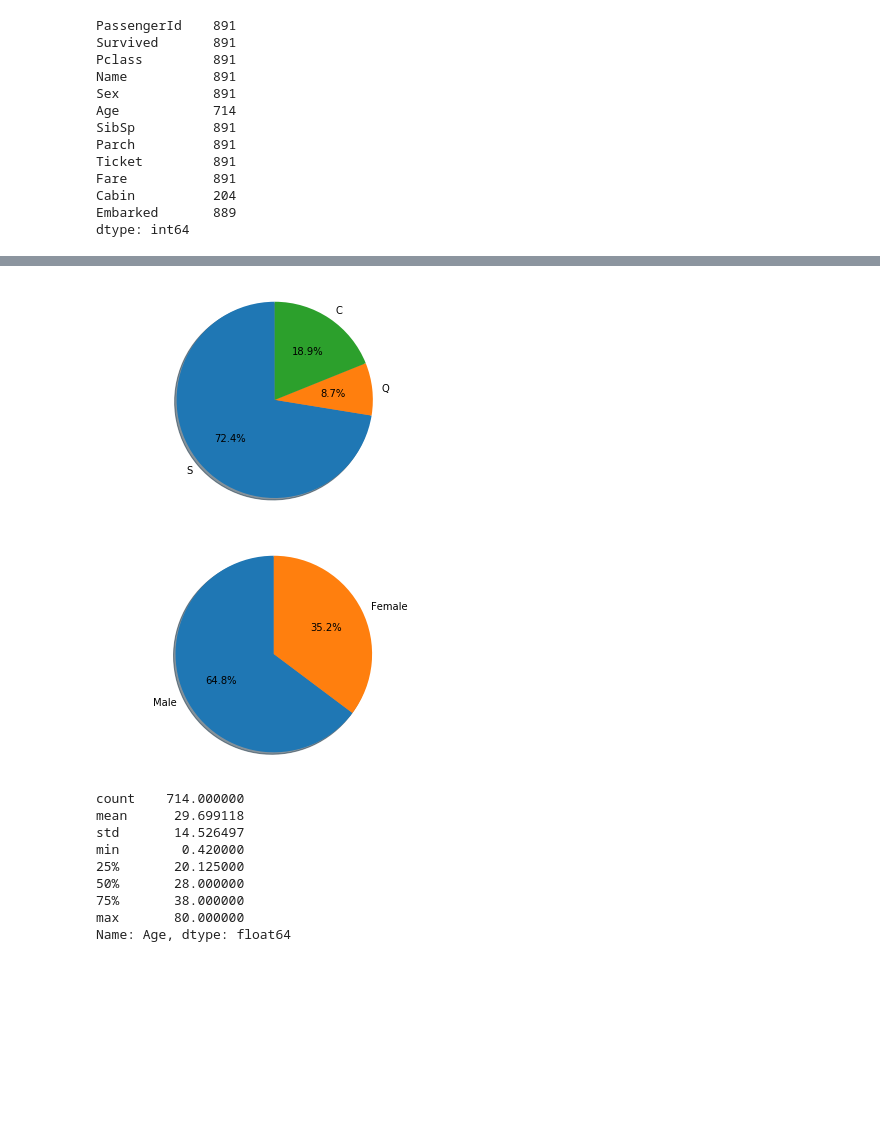
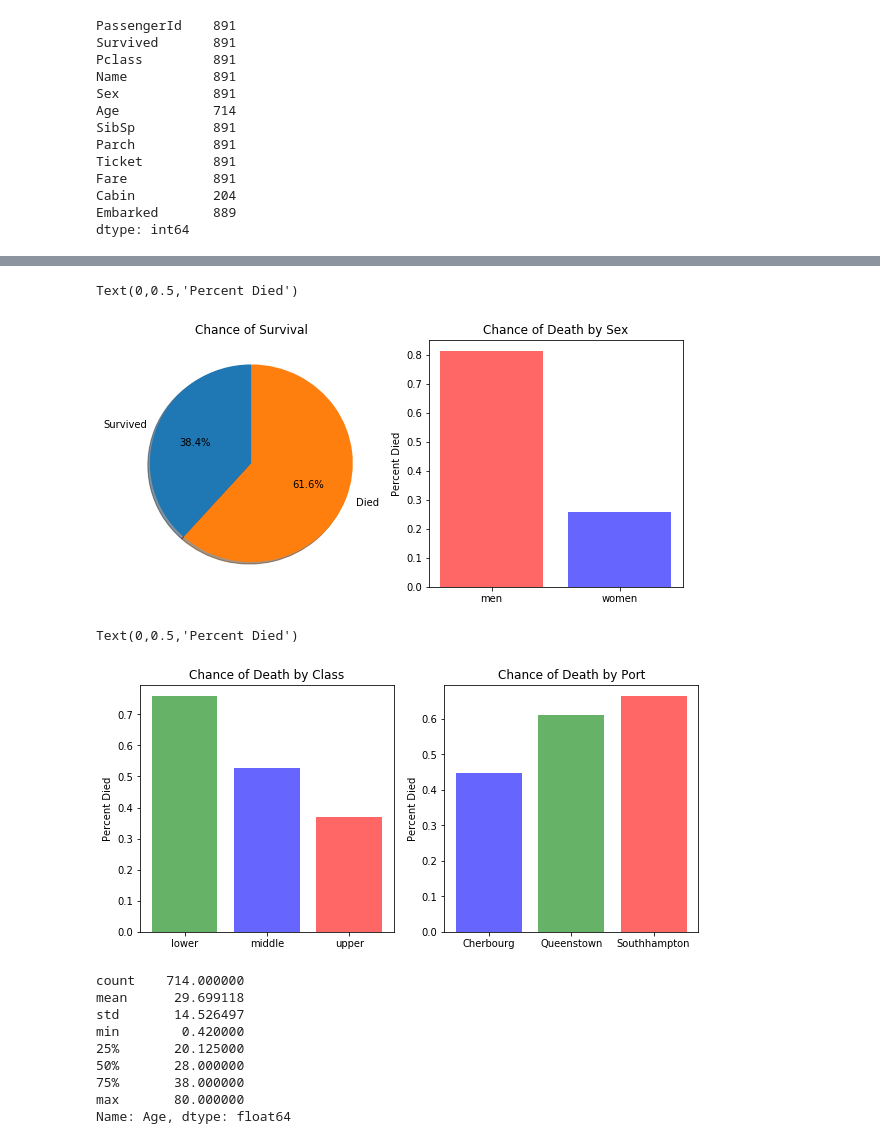
Before and after one commit to RSkorina/Titanic_Machine, a Jupyter notebook: titanic.ipynb, the cells around one changed output, grey strips where cells are left out. Drawn from its saved outputs; the diff is of its cells as text; code cells hidden in the pictures; blank space fills up the shorter version.

```diff
--- a/titanic.ipynb
+++ b/titanic.ipynb
@@ -73,24 +53,54 @@ plt.show()
-# %%
-# Embarked proportions
-labels = 'S', 'Q', 'C'
-sizes = [df.loc[df['Embarked'] == 'S'].shape[0], df.loc[df['Embarked'] == 'Q'].shape[0], df.loc[df['Embarked'] == 'C'].shape[0]]
-fig1, ax1 = plt.subplots()
-ax1.pie(sizes, labels=labels, autopct='%1.1f%%',
-        shadow=True, startangle=90)
-ax1.axis('equal')
-plt.show()
-# %% [output]
-[figure, removed]
-# %%
-labels = 'Male', 'Female'
-sizes = [df.loc[df['Sex'] == 'male'].shape[0], df.loc[df['Sex'] == 'female'].shape[0]]
-fig1, ax1 = plt.subplots()
-ax1.pie(sizes, labels=labels, autopct='%1.1f%%',
-        shadow=True, startangle=90)
-ax1.axis('equal')
-plt.show()
-# %% [output]
-[figure, removed]
+# %%
+color = ['r', 'b', 'g']
+
+fig = plt.figure(figsize = (10,10))
+fig = fig.tight_layout()
+
+
+plt.subplot2grid((2,2), (0,0))
+plt.title("Chance of Survival")
+sizes = [df.loc[df['Survived'] == 1].shape[0], df.loc[df['Survived'] == 0].shape[0]]
+plt.pie(sizes, labels=['Survived', 'Died'], autopct='%1.1f%%',
+        shadow=True, startangle=90)
+
+plt.subplot2grid((2,2), (0,1))
+plt.title("Chance of Death by Sex")
+menWomen = [df.Survived[df['Sex'] == 'male'].value_counts(normalize = True)[0],
+            df.Survived[df['Sex'] == 'female'].value_counts(normalize = True)[0]]
+menWomenLable = ['men', 'women']
+plt.bar(menWomenLable, menWomen, alpha = 0.6, color = color)
+plt.ylabel('Percent Died')
+
+
+
+# Survived
+# %% [output]
+Text(0,0.5,'Percent Died')
+[figure, added]
+# %%
+color = ['r', 'b', 'g']
+
+fig = plt.figure(figsize = (10,10))
+plt.subplot2grid((2,2), (0,0))
+plt.title("Chance of Death by Class")
+classLevel = [df.Survived[df['Pclass'] == 1].value_counts(normalize = True)[0],
+            df.Survived[df['Pclass'] == 2].value_counts(normalize = True)[0],
+            df.Survived[df['Pclass'] == 3].value_counts(normalize = True)[0]]
+classLable = ['upper', 'middle', 'lower']
+plt.bar(classLable, classLevel, alpha = 0.6, color = color)
+plt.ylabel('Percent Died')
+
+plt.subplot2grid((2,2), (0,1))
+plt.title("Chance of Death by Port")
+classLevel = [df.Survived[df['Embarked'] == 'S'].value_counts(normalize = True)[0],
+            df.Survived[df['Embarked'] == 'C'].value_counts(normalize = True)[0],
+            df.Survived[df['Embarked'] == 'Q'].value_counts(normalize = True)[0]]
+classLable = ['Southhampton', 'Cherbourg', 'Queenstown']
+plt.bar(classLable, classLevel, alpha = 0.6, color = color)
+plt.ylabel('Percent Died')
+# %% [output]
+Text(0,0.5,'Percent Died')
+[figure, added]
 # %%
 # AGE
 df['Age'].describe()
```
Also changed, not shown: parts of 18 cells of this notebook, 1 other file.
